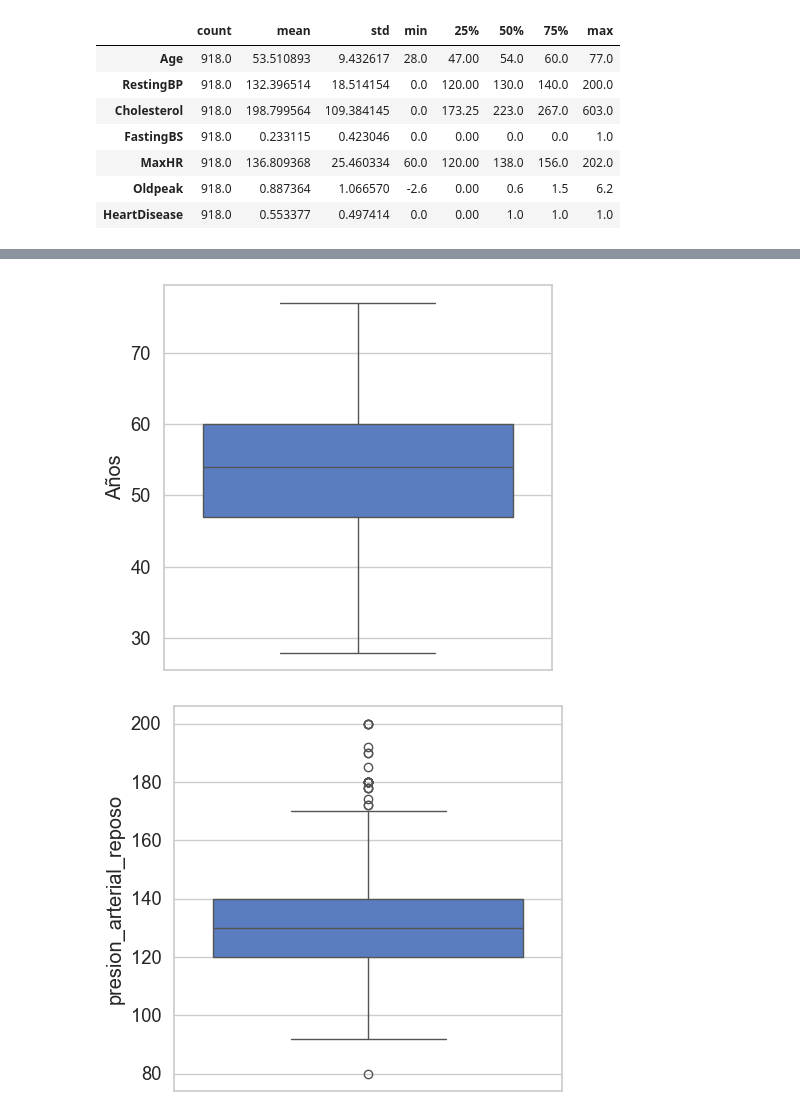
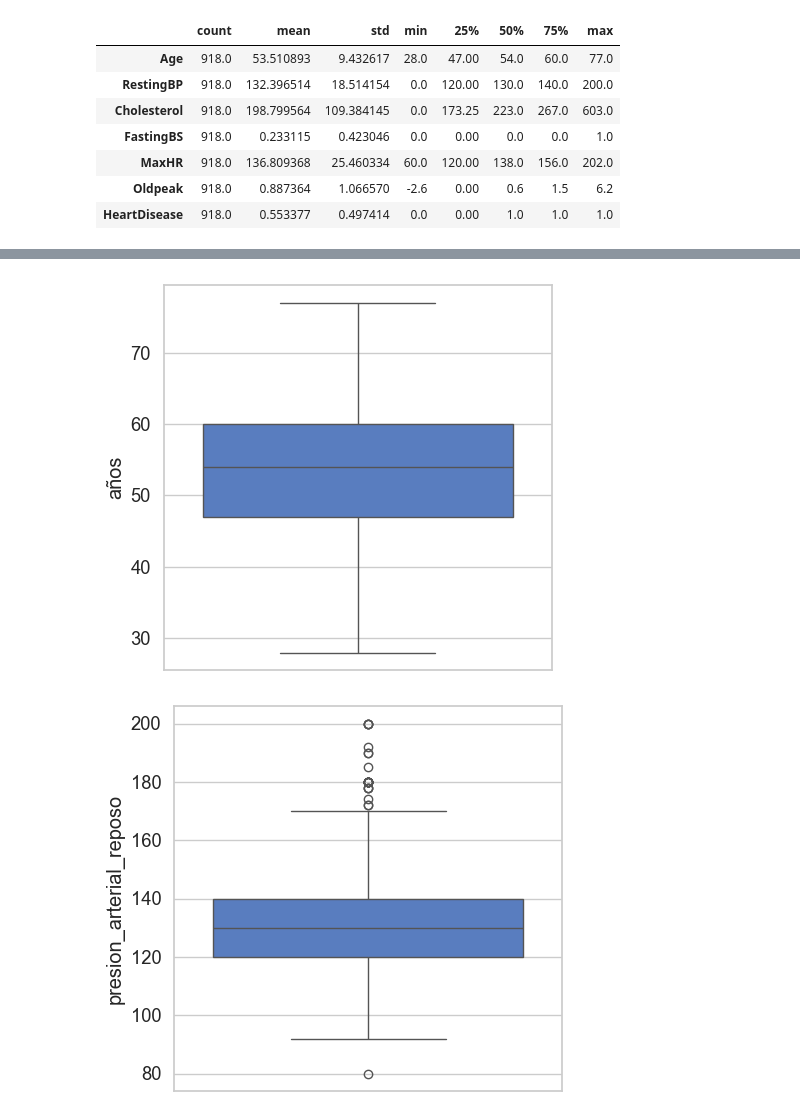
Before and after one commit to kevmatres/EDA_heart, a Jupyter notebook: notebook/notebook_eda_heart.ipynb, the cells around one changed output, grey strips where cells are left out. Drawn from its saved outputs; the diff is of its cells as text; code cells hidden in the pictures.

```diff
--- a/notebook/notebook_eda_heart.ipynb
+++ b/notebook/notebook_eda_heart.ipynb
@@ -41,3 +42,6 @@ NAP    203
 ATA    173
 TA      46
 Name: count, dtype: int64
+# %%
+df["ChestPainType"] = df["ChestPainType"].replace({"ASY":"Asintomatico","NAP":"Dolor no relacionado", "ATA":"Dolor atipico", "TA":"Dolor angina"})
+df["ChestPainType"].value_counts()
@@ -79,8 +90,8 @@ df.describe().T
 # %%
 #Renombramiento de columnas
 df = df.rename(columns={
-    "Age": "Años",
-    "Sex": "Genero",
+    "Age": "años",
+    "Sex": "genero",
     "ChestPainType": "tipo_dolor_pecho",
     "RestingBP": "presion_arterial_reposo",
     "Cholesterol": "colesterol",
@@ -125,16 +137,16 @@ for titulo in columnas_numericas:
 [figure]
 [figure]
 # %%
-col_boxplot = ['Años', 'presion_arterial_reposo', 'colesterol',
+col_boxplot = ['años', 'presion_arterial_reposo', 'colesterol',
             'frecuencia_maxima', 'depresion_ST']
 
 
 for columna in col_boxplot:
     plt.figure(figsize=(5,5))
     sns.boxplot(data=df[columna])
     plt.show()
 # %% [output]
-[figure, old version]
+[figure, new version]
 [figure]
 [figure]
 [figure]
```
Also changed, not shown: parts of 7 cells of this notebook.
